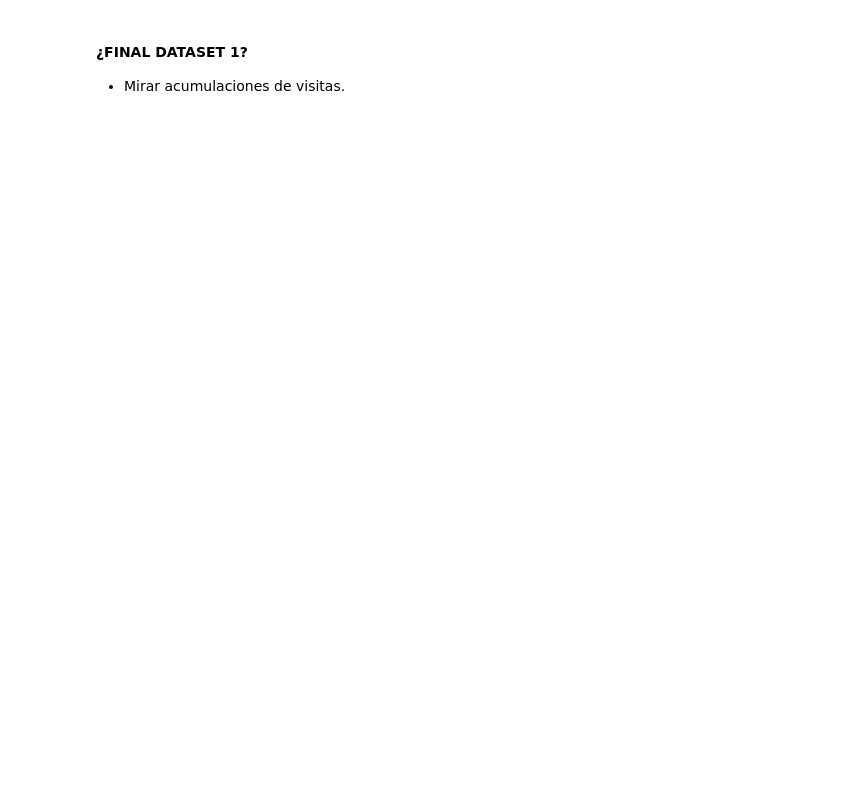
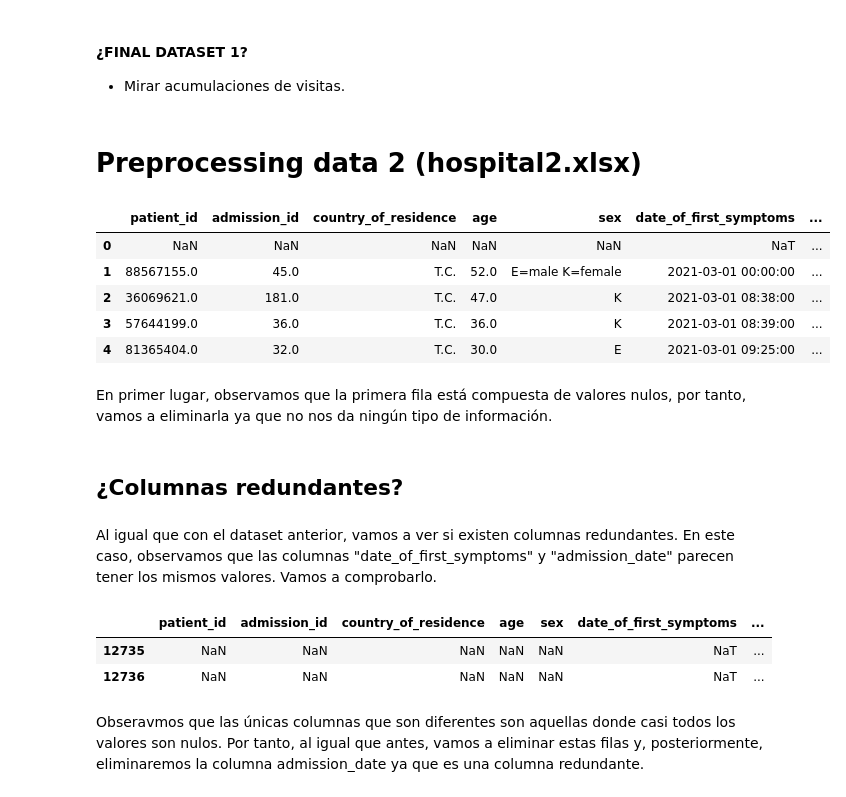
Before and after one commit to javipzv/hospital-data-analysis-and-prediction, a Jupyter notebook: preprocessing.ipynb, the cells around one changed output. Cells and saved outputs as stored; diff of their text form; code cells hidden in the pictures; blank space fills up the shorter version.

```diff
--- a/preprocessing.ipynb
+++ b/preprocessing.ipynb
@@ -693,3 +682,16 @@ data1[data1.duplicated(subset=['patient ID', 'date_of_first_symptoms'], keep=Fal
 #### ¿FINAL DATASET 1?
 
  - Mirar acumulaciones de visitas.
+# %% [markdown]
+# Preprocessing data 2 (hospital2.xlsx)
+# %%
+data2.head()
+# %% [output]
+|  | patient_id | admission_id | country_of_residence | age | sex | date_of_first_symptoms | ... |
+| 0 | NaN | NaN | NaN | NaN | NaN | NaT | ... |
+| 1 | 88567155.0 | 45.0 | T.C. | 52.0 | E=male K=female | 2021-03-01 00:00:00 | ... |
+| 2 | 36069621.0 | 181.0 | T.C. | 47.0 | K | 2021-03-01 08:38:00 | ... |
+| 3 | 57644199.0 | 36.0 | T.C. | 36.0 | K | 2021-03-01 08:39:00 | ... |
+| 4 | 81365404.0 | 32.0 | T.C. | 30.0 | E | 2021-03-01 09:25:00 | ... |
+# %% [markdown]
+En primer lugar, observamos que la primera fila está compuesta de valores nulos, por tanto, vamos a eliminarla ya que no nos da ningún tipo de información.
@@ -695,0 +700,12 @@ data1[data1.duplicated(subset=['patient ID', 'date_of_first_symptoms'], keep=Fal
+# %% [markdown]
+## ¿Columnas redundantes?
+# %% [markdown]
+Al igual que con el dataset anterior, vamos a ver si existen columnas redundantes. En este caso, observamos que las columnas "date_of_first_symptoms" y "admission_date" parecen tener los mismos valores. Vamos a comprobarlo.
+# %%
+data2.loc[(data2['date_of_first_symptoms'] != data2['admission_date'])]
+# %% [output]
+|  | patient_id | admission_id | country_of_residence | age | sex | date_of_first_symptoms | ... |
+| 12735 | NaN | NaN | NaN | NaN | NaN | NaT | ... |
+| 12736 | NaN | NaN | NaN | NaN | NaN | NaT | ... |
+# %% [markdown]
+Obseravmos que las únicas columnas que son diferentes son aquellas donde casi todos los valores son nulos. Por tanto, al igual que antes, vamos a eliminar estas filas y, posteriormente, eliminaremos la columna admission_date ya que es una columna redundante.
```
Also changed, not shown: parts of 63 cells of this notebook.
